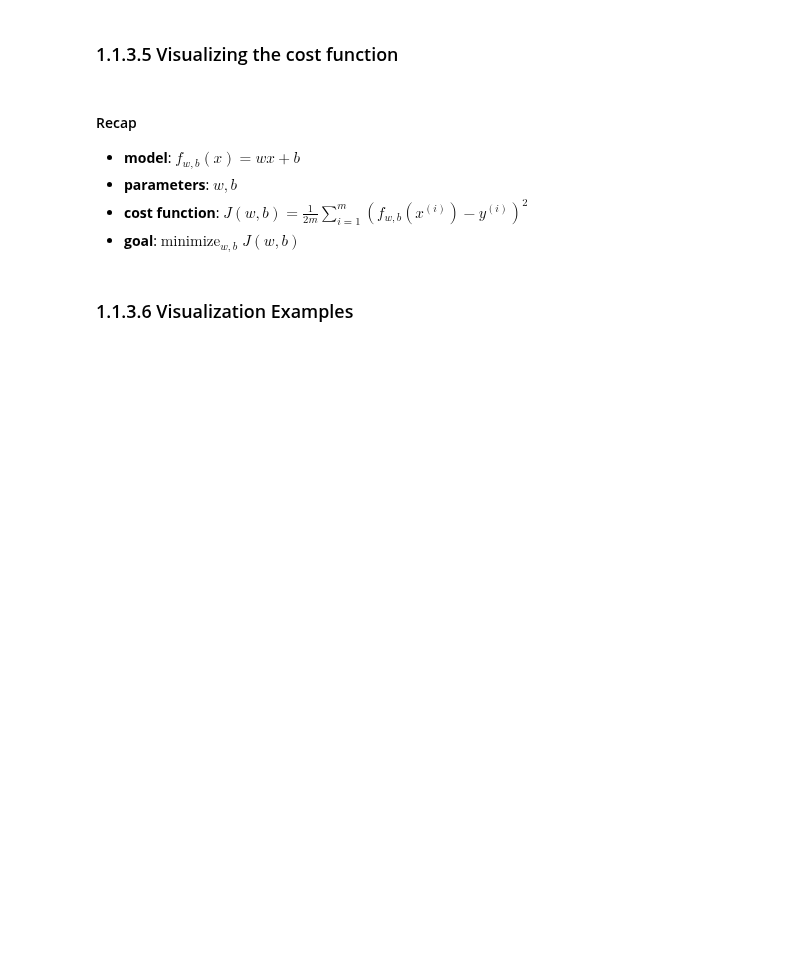
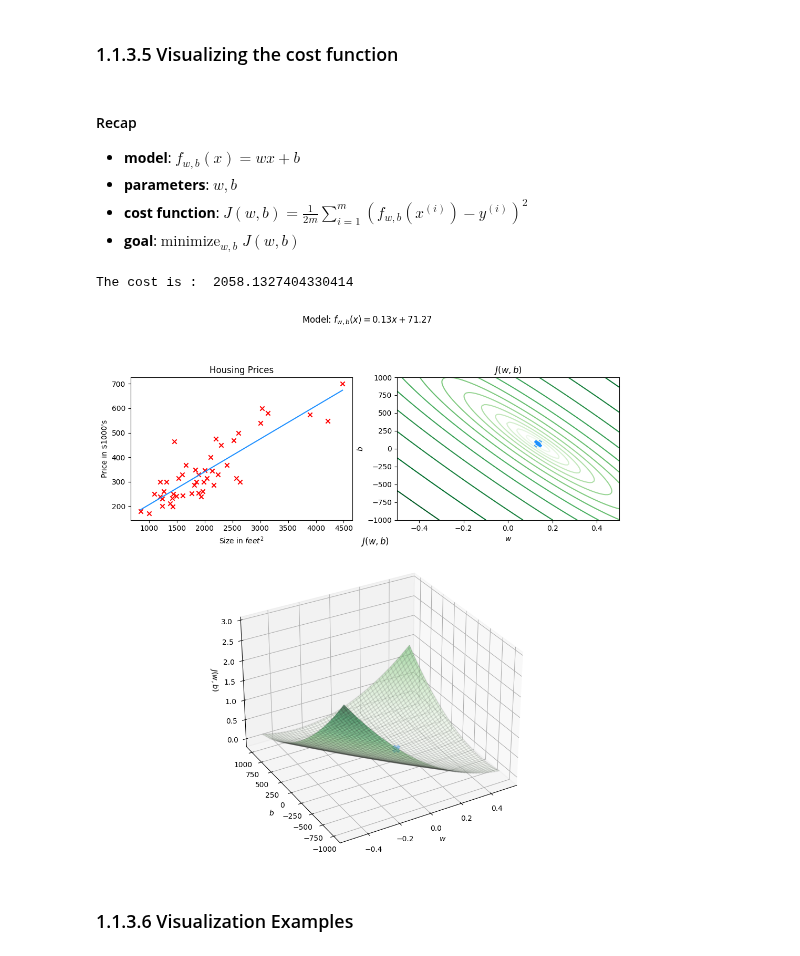
Before and after one commit to PaulToronto/Stanford-Andrew-Ng-Machine-Learning-Specialization, a Jupyter notebook: 1_1_Introduction_to_Machine_Learning.ipynb, the cells around one changed output. Saved outputs shown, nothing was run; the diff lists cells and outputs as text; code cells hidden in the pictures; blank space fills up the shorter version.

```diff
--- a/1_1_Introduction_to_Machine_Learning.ipynb
+++ b/1_1_Introduction_to_Machine_Learning.ipynb
@@ -665,8 +665,13 @@ def plot_portland_housing(x_train, y_train, w, b):
 # %%
 # values that minimize cost (as determined by sklearn)
 w = model.coef_[0]
 b = model.intercept_
 
 from matplotlib.gridspec import GridSpec
+
+plot_portland_housing(x_train, y_train, w, b)
+# %% [output]
+The cost is :  2058.1327404330414
+[figure, added]
 # %% [markdown]
 ### 1.1.3.6 Visualization Examples
```
Also changed, not shown: parts of 3 cells of this notebook.
